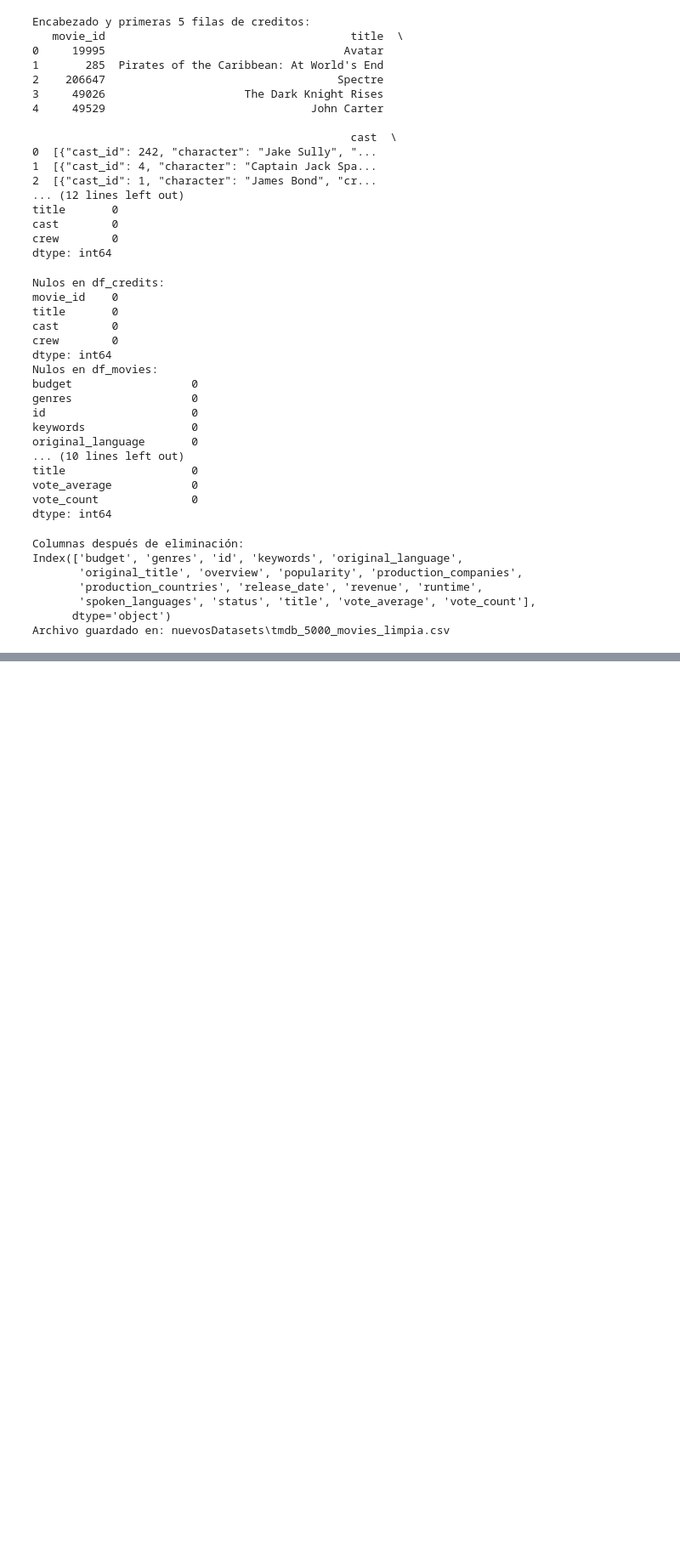
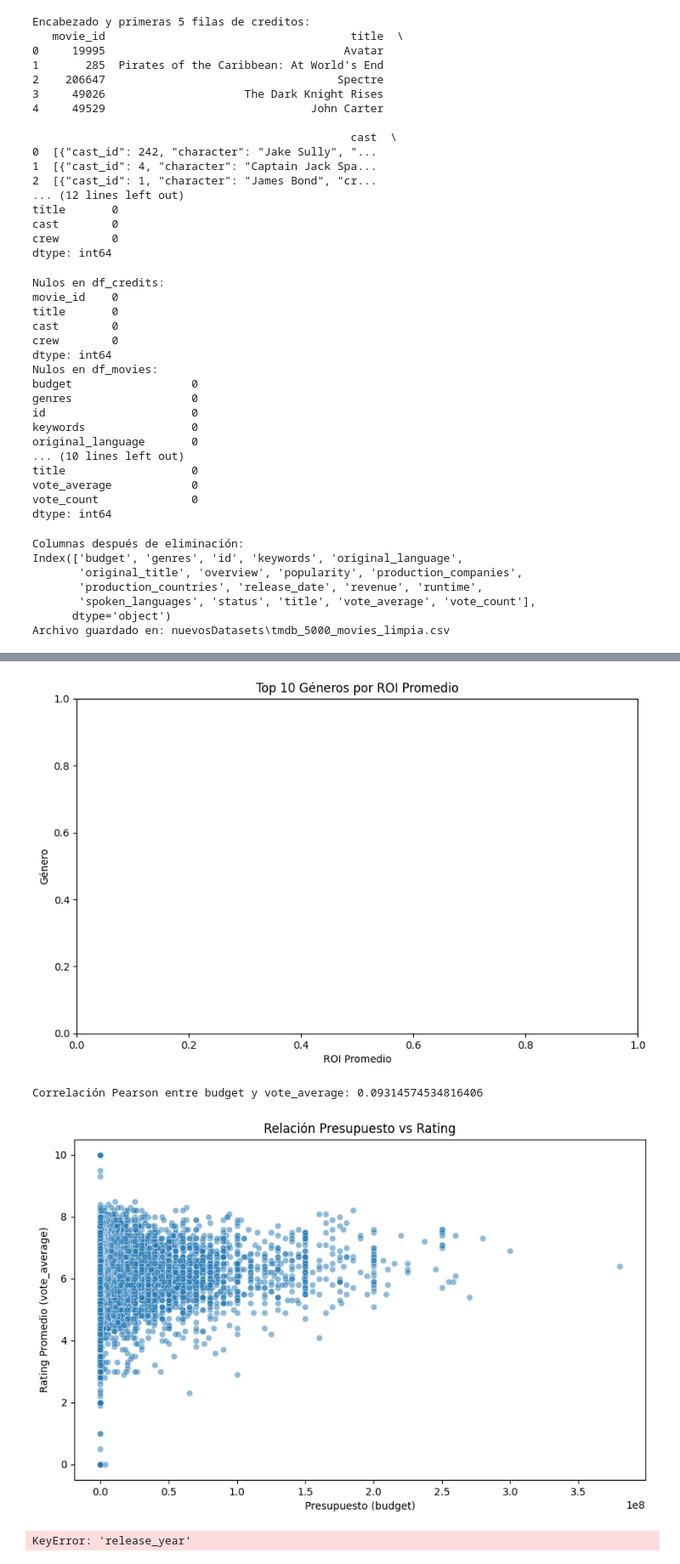
Before and after one commit to agusmarino/TrabajoFinalLenguajes1, a Jupyter notebook: TP Final.ipynb, the cells around one changed output, grey strips where cells are left out. Shown at 85% size. Drawn from its saved outputs; the diff is of its cells as text; code cells hidden in the pictures; blank space fills up the shorter version.

```diff
--- a/TP Final.ipynb
+++ b/TP Final.ipynb
@@ -147,3 +152,77 @@ Index(['budget', 'genres', 'id', 'keywords', 'original_language',
        'spoken_languages', 'status', 'title', 'vote_average', 'vote_count'],
       dtype='object')
 Archivo guardado en: nuevosDatasets\tmdb_5000_movies_limpia.csv
+# %%
+# Resumen inicial de df_movies
+print("Resumen de df_movies:")
+print(df_movies.describe())  # Estadísticas numéricas (media, mediana, etc.)
+print(df_movies.info())  # Tipos y nulos
+print(df_movies.head())  # Primeras filas
+
+# Resumen inicial de df_credits
+print("\nResumen de df_credits:")
+print(df_credits.describe())
+print(df_credits.info())
+print(df_credits.head())
+
+### Eje 1: Rentabilidad (ROI) por género o país
+# ROI = revenue / budget (evitar divisiones por 0)
+df_movies['ROI'] = np.where(df_movies['budget'] > 0, df_movies['revenue'] / df_movies['budget'], np.nan)
+
+# Extraer géneros (asumiendo que 'genres' es lista JSON parseada)
+df_movies['genres_list'] = df_movies['genres'].apply(lambda x: [g['name'] for g in x] if isinstance(x, list) else [])
+genres_exploded = df_movies.explode('genres_list')
+
+# ROI promedio por género
+roi_por_genero = genres_exploded.groupby('genres_list')['ROI'].mean().sort_values(ascending=False).head(10)
+
+# Gráfico
+plt.figure(figsize=(10, 6))
+sns.barplot(x=roi_por_genero.values, y=roi_por_genero.index)
+plt.title('Top 10 Géneros por ROI Promedio')
+plt.xlabel('ROI Promedio')
+plt.ylabel('Género')
+plt.show()
+
+# Conclusión: Los géneros como [ej: Horror] tienen alto ROI porque son baratos de producir y generan buena taquilla. Exportamos a CSV.
+roi_por_genero.to_csv('nuevosDatasets/roi_por_genero.csv', index=True)
+
+### Eje 2: Relación entre presupuesto y rating
+# Correlación Pearson
+correlacion = df_movies['budget'].corr(df_movies['vote_average'])
+print(f"Correlación Pearson entre budget y vote_average: {correlacion}")
+
+# Gráfico de dispersión
+plt.figure(figsize=(10, 6))
+sns.scatterplot(data=df_movies, x='budget', y='vote_average', alpha=0.5)
+plt.title('Relación Presupuesto vs Rating')
+plt.xlabel('Presupuesto (budget)')
+plt.ylabel('Rating Promedio (vote_average)')
+plt.show()
+
+# Conclusión: Hay una correlación baja positiva ({correlacion}), indicando que más presupuesto no garantiza mejor rating, pero hay outliers con alto budget y rating.
+
+### Eje 3: Evolución de la duración de películas en los últimos 50 años
+# Filtrar últimos 50 años (asumiendo current_date ~2025)
+df_recent = df_movies[df_movies['release_year'] >= 1975]
+
+# Duración promedio por década
+df_recent['decada'] = (df_recent['release_year'] // 10) * 10
+duracion_por_decada = df_recent.groupby('decada')['runtime'].median()
+
+# Gráfico
+plt.figure(figsize=(10, 6))
+duracion_por_decada.plot(kind='line', marker='o')
+plt.title('Evolución de la Duración Mediana de Películas por Década')
+plt.xlabel('Década')
+plt.ylabel('Duración Mediana (minutos)')
+plt.show()
+
+# Conclusión: La duración ha aumentado ligeramente en las últimas décadas, posiblemente por blockbusters más largos. Exportamos a JSON.
+duracion_por_decada.to_json('nuevosDatasets/duracion_por_decada.json', orient='index')
+
+### Conclusiones Generales del EDA
+# - El dataset tiene ~4800 películas, con presupuestos variando de 0 a cientos de millones.
+# - Patrones clave: [resumir hallazgos de los ejes].
+# - Para la API, usaremos los archivos generados (e.g., roi_por_genero.csv) en endpoints como /top_generos.
+# %% [output]
@@ -149,0 +246,4 @@ Archivo guardado en: nuevosDatasets\tmdb_5000_movies_limpia.csv
+[figure, added]
+Correlación Pearson entre budget y vote_average: 0.09314574534816406
+[figure, added]
+KeyError: 'release_year'
```
Also changed, not shown: parts of 2 cells of this notebook, 3 other files.
